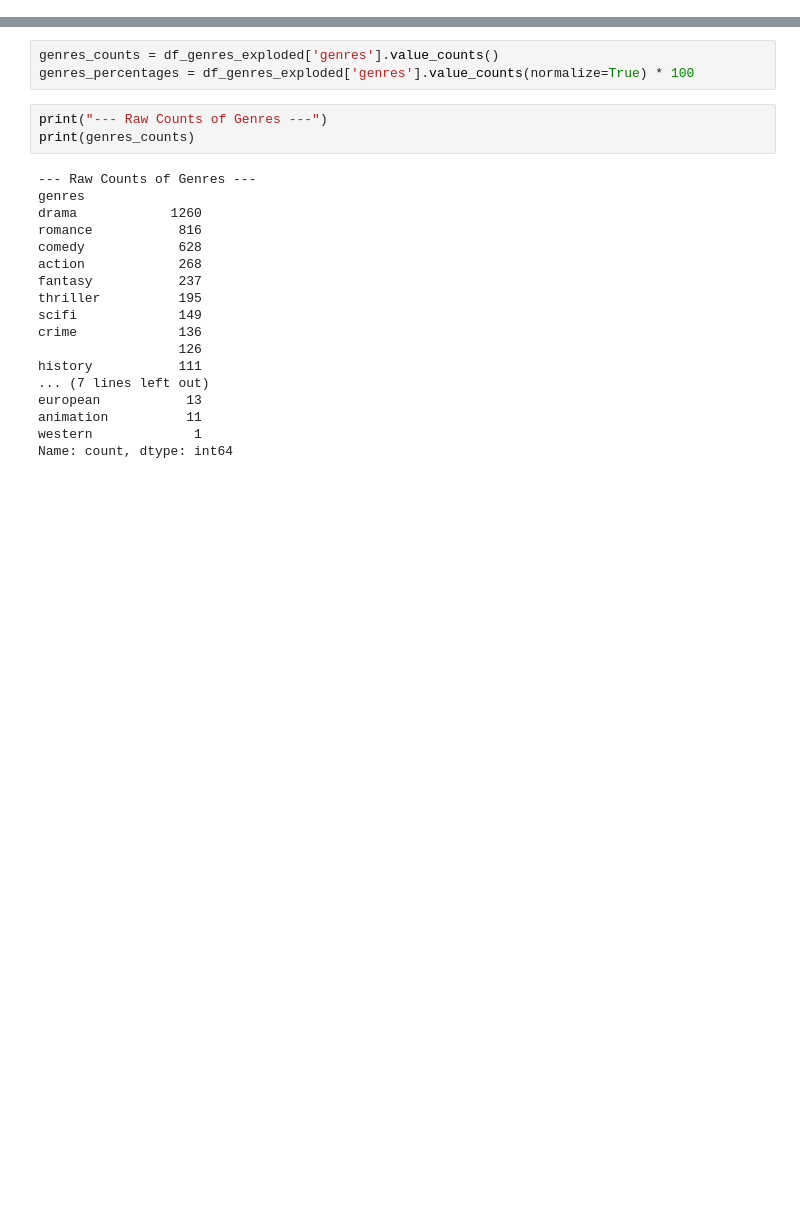
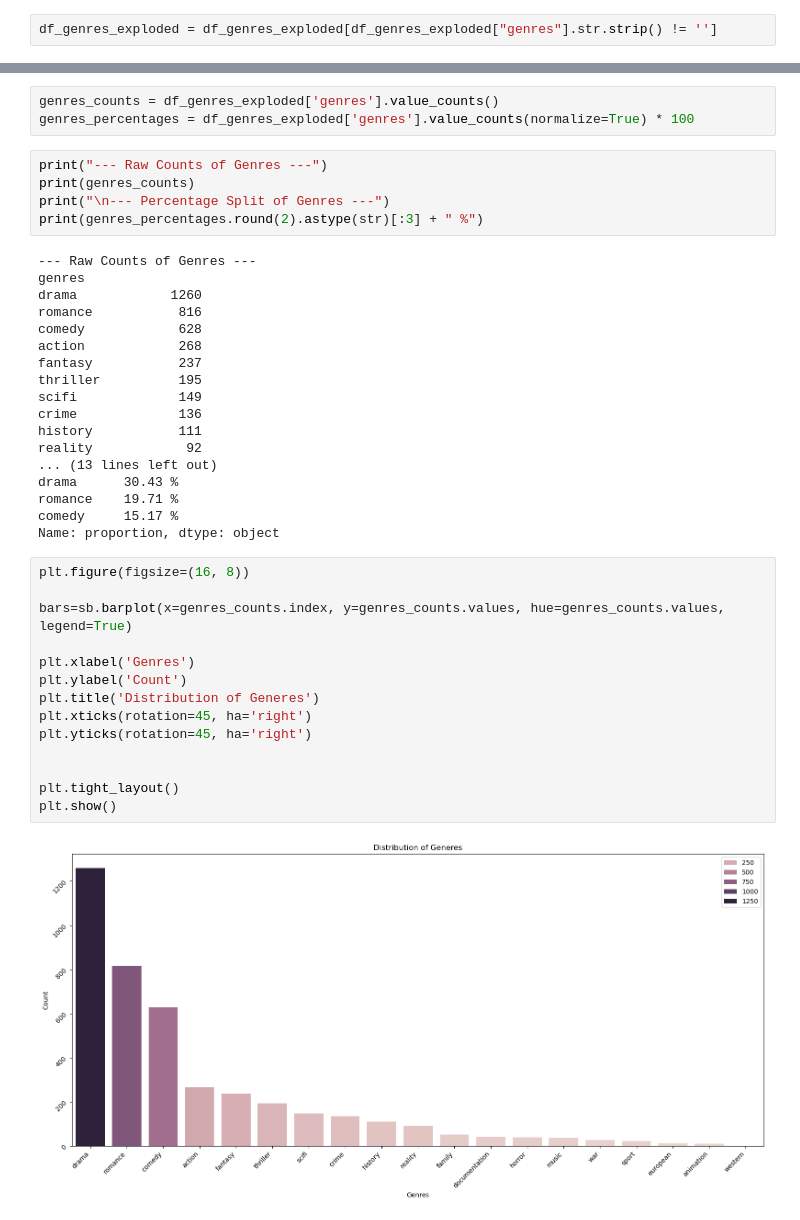
Before and after one commit to snehamayeecoding/RokutenViki_Movies_Dramas_Analysis02, a Jupyter notebook: notebooks/01_data_cleaning_and_eda.ipynb, the cells around one changed output, grey strips where cells are left out. Cells and saved outputs as stored; diff of their text form; blank space fills up the shorter version.

Commit message:
Clean up exploded genres/countries and plot genre distribution across top markets

```diff
--- a/notebooks/01_data_cleaning_and_eda.ipynb
+++ b/notebooks/01_data_cleaning_and_eda.ipynb
@@ -411,0 +418,2 @@ Name: count, dtype: int64
+# %%
+df_genres_exploded = df_genres_exploded[df_genres_exploded["genres"].str.strip() != '']
@@ -493,6 +517,8 @@ genres_percentages = df_genres_exploded['genres'].value_counts(normalize=True) *
 # %%
 print("--- Raw Counts of Genres ---")
 print(genres_counts)
+print("\n--- Percentage Split of Genres ---")
+print(genres_percentages.round(2).astype(str)[:3] + " %")
 # %% [output]
 --- Raw Counts of Genres ---
 genres
@@ -504,10 +530,26 @@ fantasy           237
 thriller          195
 scifi             149
 crime             136
-                  126
 history           111
-... (7 lines left out)
-european           13
-animation          11
-western             1
-Name: count, dtype: int64
+reality            92
+... (13 lines left out)
+drama      30.43 %
+romance    19.71 %
+comedy     15.17 %
+Name: proportion, dtype: object
+# %%
+plt.figure(figsize=(16, 8))
+
+bars=sb.barplot(x=genres_counts.index, y=genres_counts.values, hue=genres_counts.values, legend=True)
+
+plt.xlabel('Genres')
+plt.ylabel('Count')
+plt.title('Distribution of Generes')
+plt.xticks(rotation=45, ha='right')
+plt.yticks(rotation=45, ha='right')
+
+
+plt.tight_layout()
+plt.show()
+# %% [output]
+[figure, added]
```
Also changed, not shown: parts of 20 cells of this notebook.
